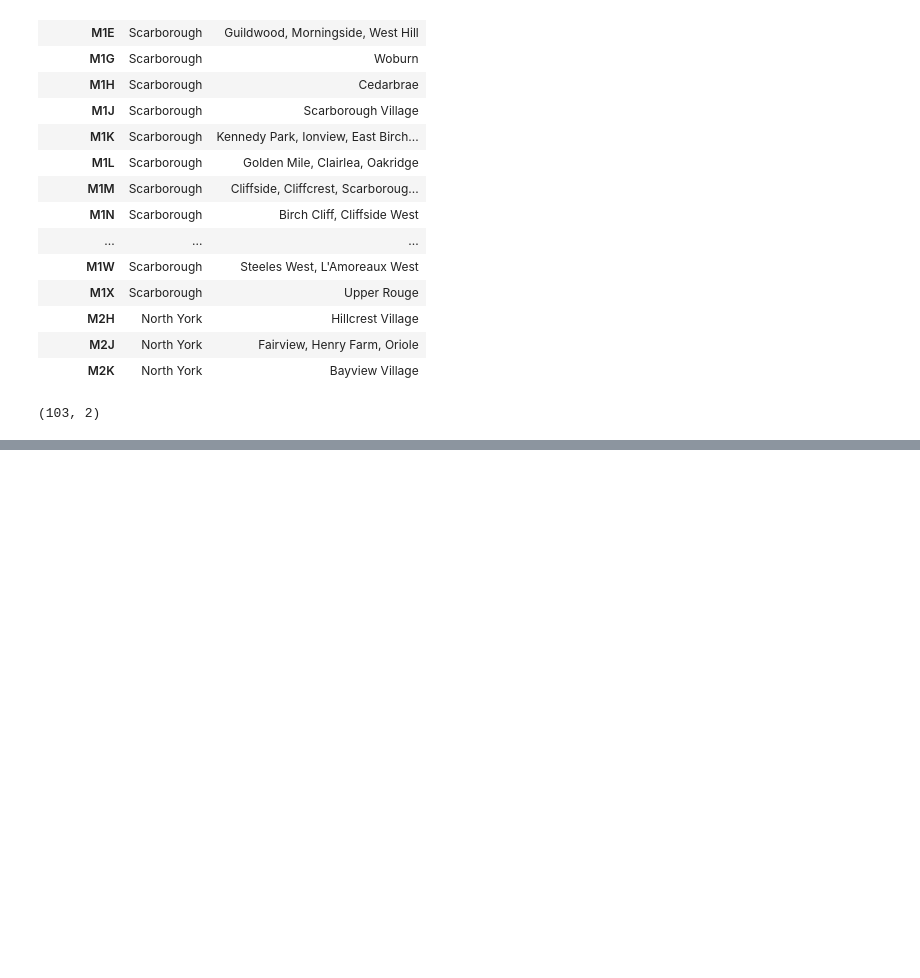
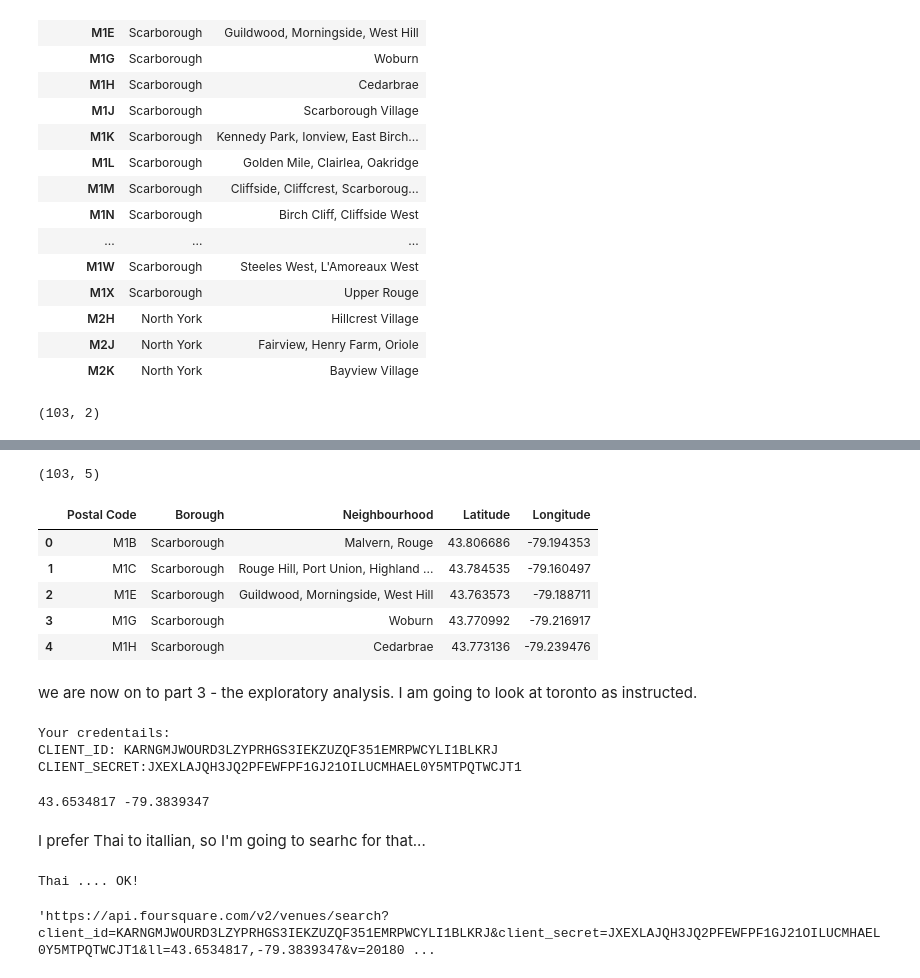
Before and after one commit to dfisher9787/Coursera_Capstone, a Jupyter notebook: Battle of the Neighborhoods Project part 1.ipynb, the cells around one changed output, grey strips where cells are left out. Saved outputs shown, nothing was run; the diff lists cells and outputs as text; code cells hidden in the pictures; blank space fills up the shorter version.

```diff
--- a/Battle of the Neighborhoods Project part 1.ipynb
+++ b/Battle of the Neighborhoods Project part 1.ipynb
@@ -34,7 +46,8 @@ Libraries imported.
 Below and I getting the data from the wiki page as instructed.
 # %%
 wiki = requests.get("https://en.wikipedia.org/wiki/List_of_postal_codes_of_Canada:_M")
-soup = BeautifulSoup(source.text, 'lxml')
+
+soup = BeautifulSoup(wiki.text, 'lxml')
 # %% [markdown]
 I have the data and am now converting it to data frames - I printed the data frame to make sure it worked
 # %%
@@ -95,0 +111,2 @@ df.shape # here is the answer to the final question.
+# %%
+data=pd.read_csv('Geospatial_Coordinates.csv', header=0) #i downloaded the csv and uploaded it as a data frame
@@ -95,0 +122,53 @@ df.shape # here is the answer to the final question.
+# %%
+comp_df = pd.merge(left=df, right=data, left_on='Postal Code', right_on='Postal Code') #easy merge
+# %%
+comp_df.shape
+# %% [output]
+(103, 5)
+# %%
+comp_df.head() #data check - looks good
+# %% [output]
+|  | Postal Code | Borough | Neighbourhood | Latitude | Longitude |
+| 0 | M1B | Scarborough | Malvern, Rouge | 43.806686 | -79.194353 |
+| 1 | M1C | Scarborough | Rouge Hill, Port Union, Highland ... | 43.784535 | -79.160497 |
+| 2 | M1E | Scarborough | Guildwood, Morningside, West Hill | 43.763573 | -79.188711 |
+| 3 | M1G | Scarborough | Woburn | 43.770992 | -79.216917 |
+| 4 | M1H | Scarborough | Cedarbrae | 43.773136 | -79.239476 |
+# %% [markdown]
+we are now on to part 3 - the exploratory analysis. I am going to look at toronto as instructed.
+# %%
+CLIENT_ID = 'KARNGMJWOURD3LZYPRHGS3IEKZUZQF351EMRPWCYLI1BLKRJ' # your Foursquare ID
+CLIENT_SECRET = 'JXEXLAJQH3JQ2PFEWFPF1GJ21OILUCMHAEL0Y5MTPQTWCJT1' # your Foursquare Secret
+VERSION = '20180604'
+LIMIT = 30
+print('Your credentails:')
+print('CLIENT_ID: ' + CLIENT_ID)
+print('CLIENT_SECRET:' + CLIENT_SECRET)
+# %% [output]
+Your credentails:
+CLIENT_ID: KARNGMJWOURD3LZYPRHGS3IEKZUZQF351EMRPWCYLI1BLKRJ
+CLIENT_SECRET:JXEXLAJQH3JQ2PFEWFPF1GJ21OILUCMHAEL0Y5MTPQTWCJT1
+# %%
+address = 'Toronto'
+
+geolocator = Nominatim(user_agent="foursquare_agent")
+location = geolocator.geocode(address)
+latitude = location.latitude
+longitude = location.longitude
+print(latitude, longitude)
+# %% [output]
+43.6534817 -79.3839347
+# %% [markdown]
+I prefer Thai to itallian, so I'm going to searhc for that...
+# %%
+##I'm setting the query to look for thai - just like we did in the NY exercize.
+
+search_query = 'Thai'
+radius = 500
+print(search_query + ' .... OK!')
+
+url = 'https://api.foursquare.com/v2/venues/search?client_id={}&client_secret={}&ll={},{}&v={}&query={}&radius={}&limit={}'.format(CLIENT_ID, CLIENT_SECRET, latitude, longitude, VERSION, search_query, radius, LIMIT)
+url
+# %% [output]
+Thai .... OK!
+'https://api.foursquare.com/v2/venues/search?client_id=KARNGMJWOURD3LZYPRHGS3IEKZUZQF351EMRPWCYLI1BLKRJ&client_secret=JXEXLAJQH3JQ2PFEWFPF1GJ21OILUCMHAEL0Y5MTPQTWCJT1&ll=43.6534817,-79.3839347&v=20180 ...
```
Also changed, not shown: parts of 29 cells of this notebook.
